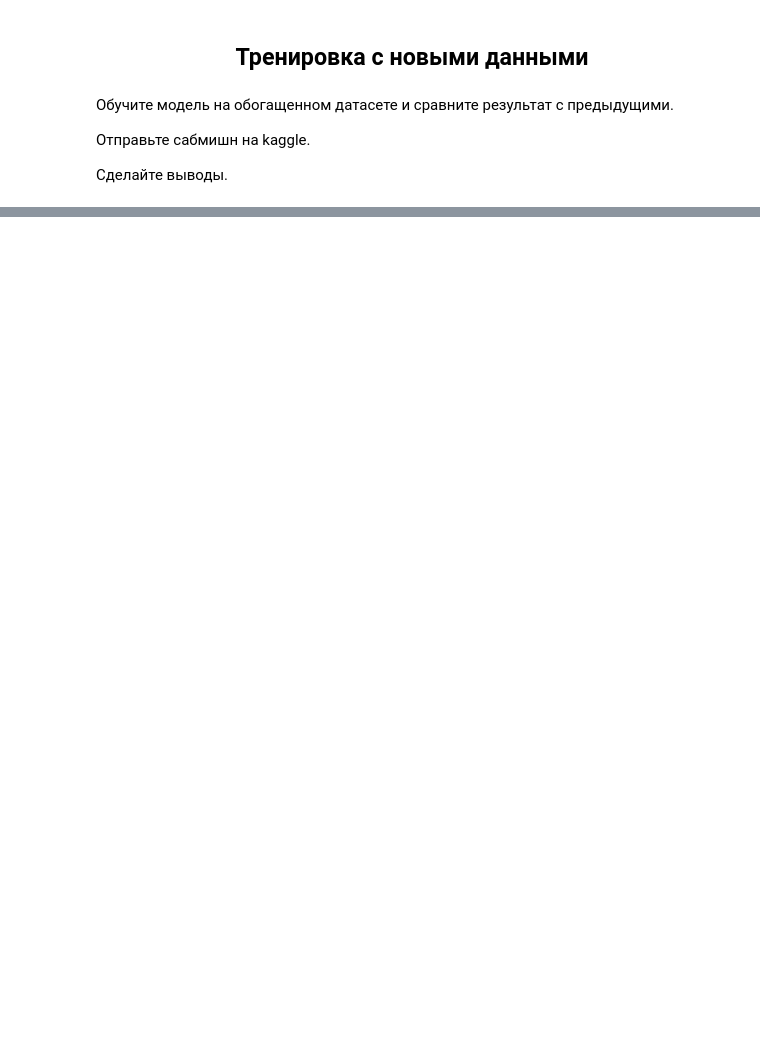
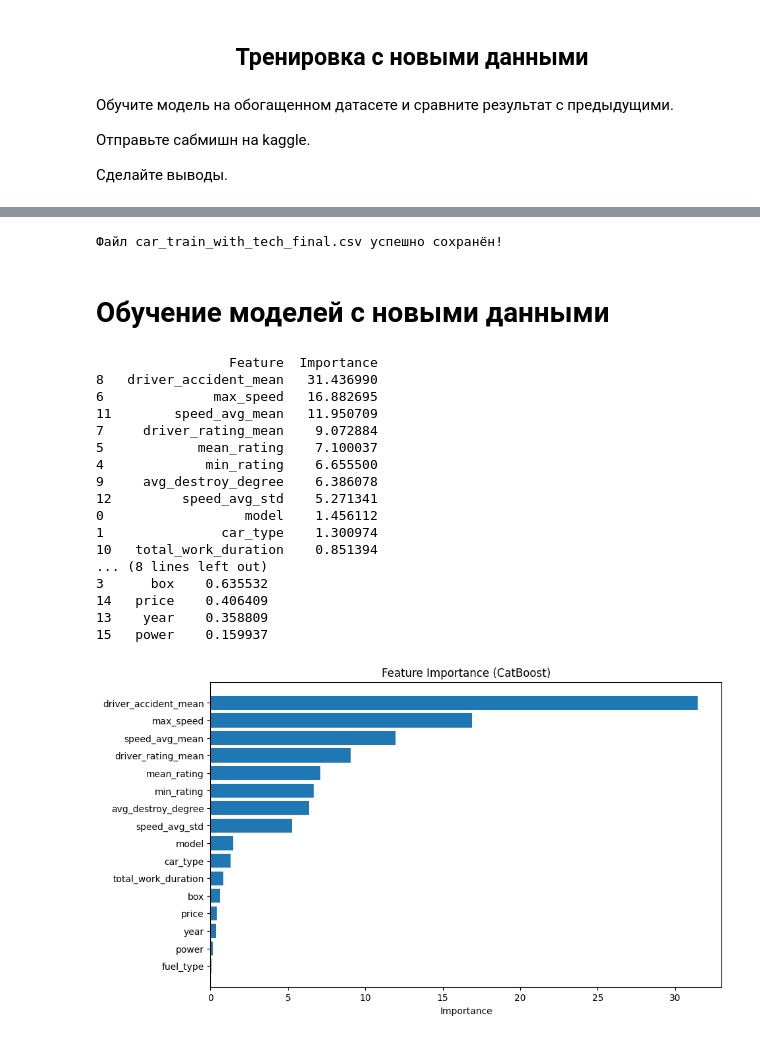
Before and after one commit to nikatonika/vehicle-breakdown-prediction, a Jupyter notebook: Competitive_DS_Zaslavskaia_V_All_Tasks_v2.ipynb, the cells around one changed output, grey strips where cells are left out. Cells and saved outputs as stored; diff of their text form; code cells hidden in the pictures; blank space fills up the shorter version.

```diff
--- a/Competitive_DS_Zaslavskaia_V_All_Tasks_v2.ipynb
+++ b/Competitive_DS_Zaslavskaia_V_All_Tasks_v2.ipynb
@@ -3173,0 +3221,73 @@ soft_voting_preds_weighted_decoded = label_encoder_blend.inverse_transform(soft_
+# %%
+# Сохранение обогащенного и очищенного датасета
+car_train_with_tech_final.to_csv('car_train_with_tech_final.csv', index=False, encoding='utf-8-sig')
+print("Файл car_train_with_tech_final.csv успешно сохранён!")
+# %% [output]
+Файл car_train_with_tech_final.csv успешно сохранён!
+# %% [markdown]
+# Обучение моделей с новыми данными
+# %%
+from catboost import CatBoostClassifier, Pool
+import matplotlib.pyplot as plt
+import pandas as pd
+
+# Создание обучающего пула (CatBoost лучше работает через Pool)
+train_pool = Pool(
+    data=X_train,
+    label=y_train,
+    cat_features=cat_features
+)
+
+# Обучение модели
+catboost_feature_model = CatBoostClassifier(
+    iterations=1000,
+    learning_rate=0.1,
+    depth=6,
+    random_seed=42,
+    verbose=0
+)
+catboost_feature_model.fit(train_pool)
+
+# Получение важности признаков
+feature_importances = catboost_feature_model.get_feature_importance(train_pool)
+feature_names = X_train.columns
+
+# Создание DataFrame для удобства
+feature_importance_df = pd.DataFrame({
+    'Feature': feature_names,
+    'Importance': feature_importances
+}).sort_values(by='Importance', ascending=False)
+
+# Вывод топ-20 признаков
+print(feature_importance_df)
+
+# Отдельный вывод только для новых признаков
+print("\n🔎 Важность новых признаков:")
+print(feature_importance_df[feature_importance_df['Feature'].isin(['year', 'price', 'power', 'box'])])
+
+# Визуализация
+plt.figure(figsize=(10, 6))
+plt.barh(feature_importance_df['Feature'], feature_importance_df['Importance'])
+plt.xlabel('Importance')
+plt.title('Feature Importance (CatBoost)')
+plt.gca().invert_yaxis()
+plt.show()
+# %% [output]
+                 Feature  Importance
+8   driver_accident_mean   31.436990
+6              max_speed   16.882695
+11        speed_avg_mean   11.950709
+7     driver_rating_mean    9.072884
+5            mean_rating    7.100037
+4             min_rating    6.655500
+9     avg_destroy_degree    6.386078
+12         speed_avg_std    5.271341
+0                  model    1.456112
+1               car_type    1.300974
+10   total_work_duration    0.851394
+... (8 lines left out)
+3      box    0.635532
+14   price    0.406409
+13    year    0.358809
+15   power    0.159937
+[figure, added]
```
Also changed, not shown: parts of 63 cells of this notebook, 18 other files.
